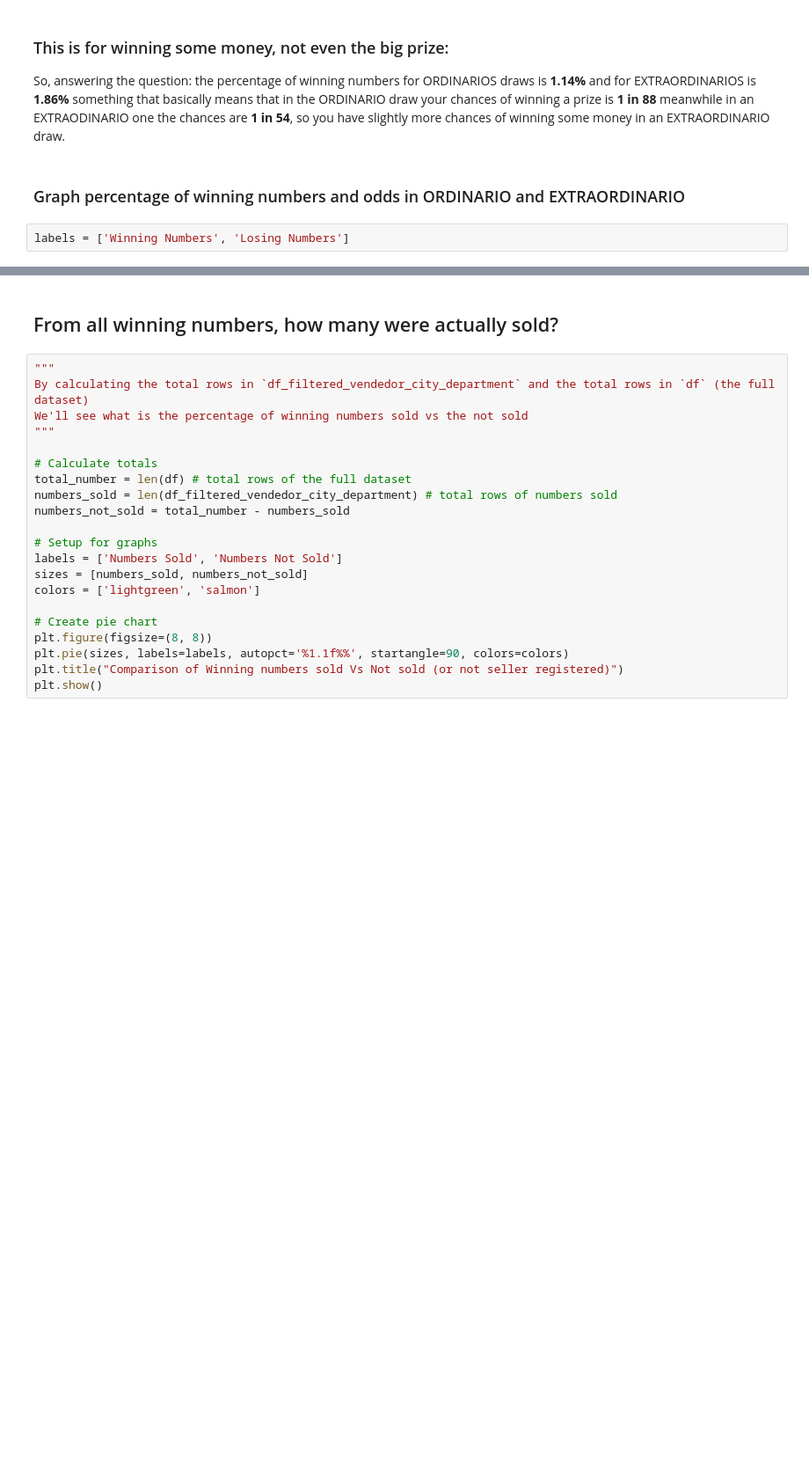
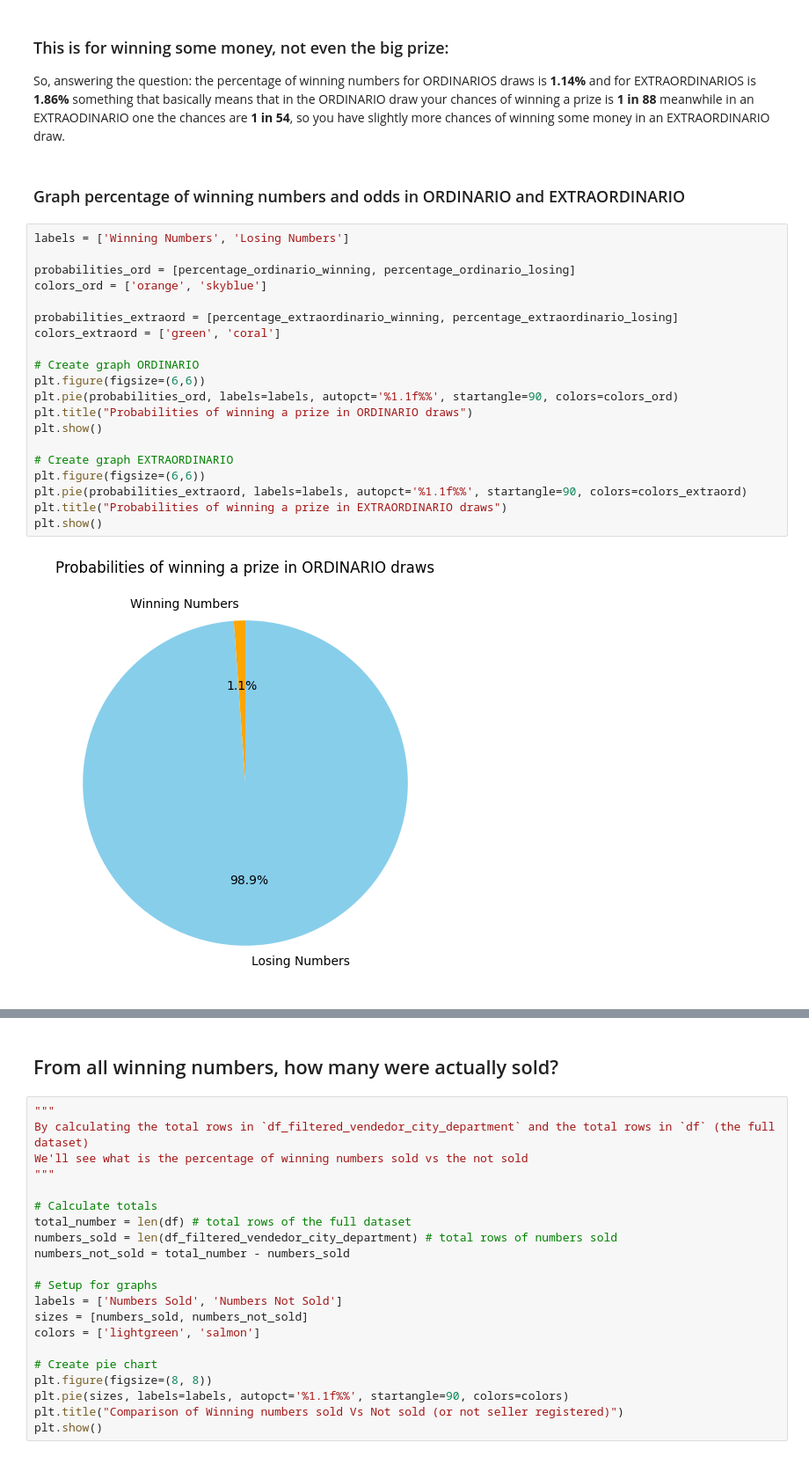
Before and after one commit to AngelDHackerman/santa-lucia-data-analysis-manual, a Jupyter notebook: notebooks/visualization_sorteos_premios.ipynb, the cells around one changed output, grey strips where cells are left out. Shown at 88% size. Cells and saved outputs as stored; diff of their text form; blank space fills up the shorter version.

Commit message:
created pie chart for winning and losing numbers

```diff
--- a/notebooks/visualization_sorteos_premios.ipynb
+++ b/notebooks/visualization_sorteos_premios.ipynb
@@ -371,5 +371,25 @@ The odds of winning some money in a EXTRAORDINARIO draw are 1 in 54
 So, answering the question: the percentage of winning numbers for ORDINARIOS draws is **1.14%** and for EXTRAORDINARIOS is **1.86%** something that basically means that in the ORDINARIO draw your chances of winning a prize is **1 in 88** meanwhile in an EXTRAODINARIO one the chances are **1 in 54**, so you have slightly more chances of winning some money in an EXTRAORDINARIO draw.
 # %% [markdown]
 ### Graph percentage of winning numbers and odds in ORDINARIO and EXTRAORDINARIO
-# %%
-labels = ['Winning Numbers', 'Losing Numbers']
+# %%
+labels = ['Winning Numbers', 'Losing Numbers']
+
+probabilities_ord = [percentage_ordinario_winning, percentage_ordinario_losing]
+colors_ord = ['orange', 'skyblue']
+
+probabilities_extraord = [percentage_extraordinario_winning, percentage_extraordinario_losing]
+colors_extraord = ['green', 'coral']
+
+# Create graph ORDINARIO
+plt.figure(figsize=(6,6))
+plt.pie(probabilities_ord, labels=labels, autopct='%1.1f%%', startangle=90, colors=colors_ord)
+plt.title("Probabilities of winning a prize in ORDINARIO draws")
+plt.show()
+
+# Create graph EXTRAORDINARIO
+plt.figure(figsize=(6,6))
+plt.pie(probabilities_extraord, labels=labels, autopct='%1.1f%%', startangle=90, colors=colors_extraord)
+plt.title("Probabilities of winning a prize in EXTRAORDINARIO draws")
+plt.show()
+# %% [output]
+[figure, added]
```
Also changed, not shown: parts of 1 cell of this notebook.
